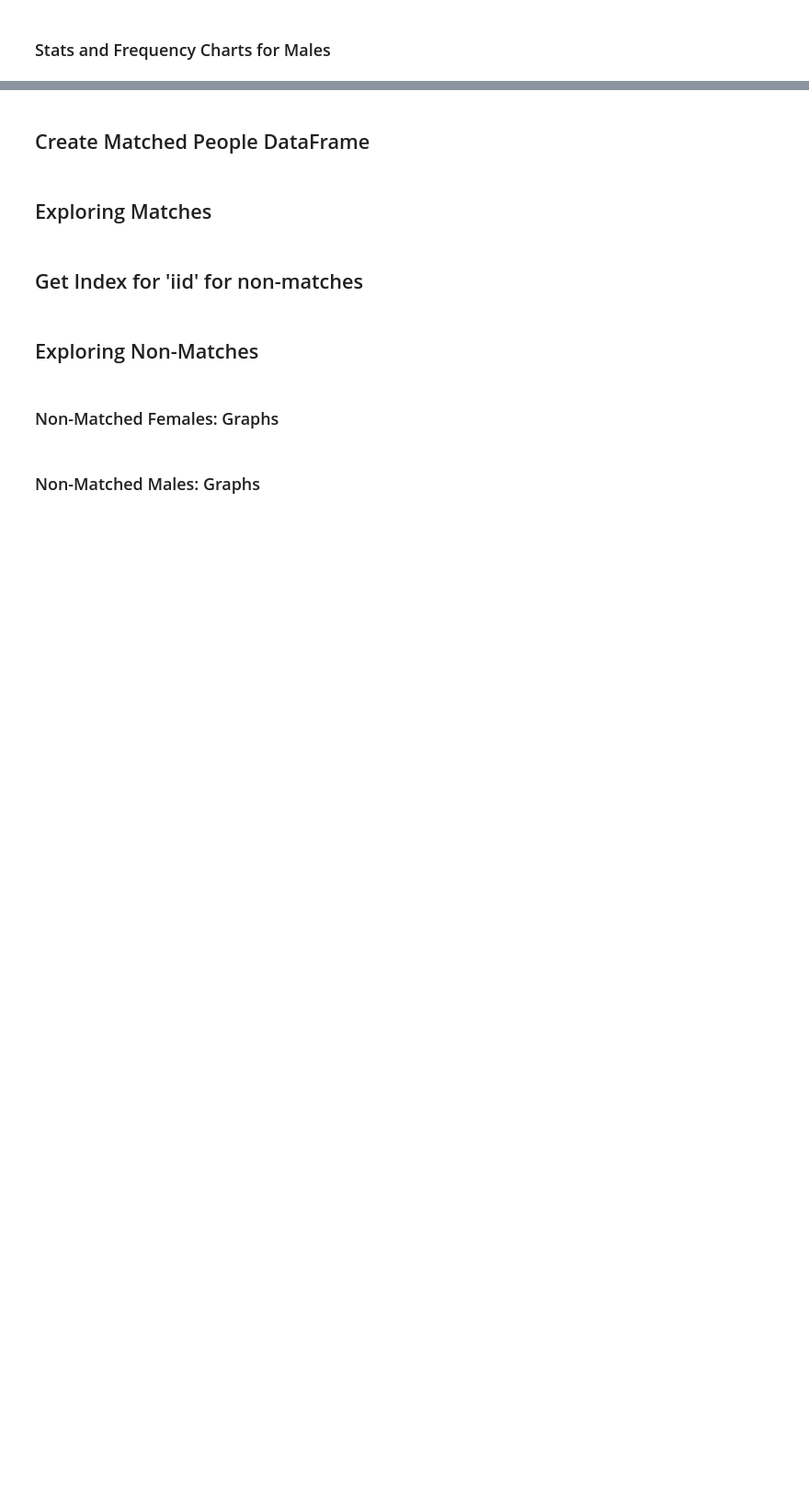
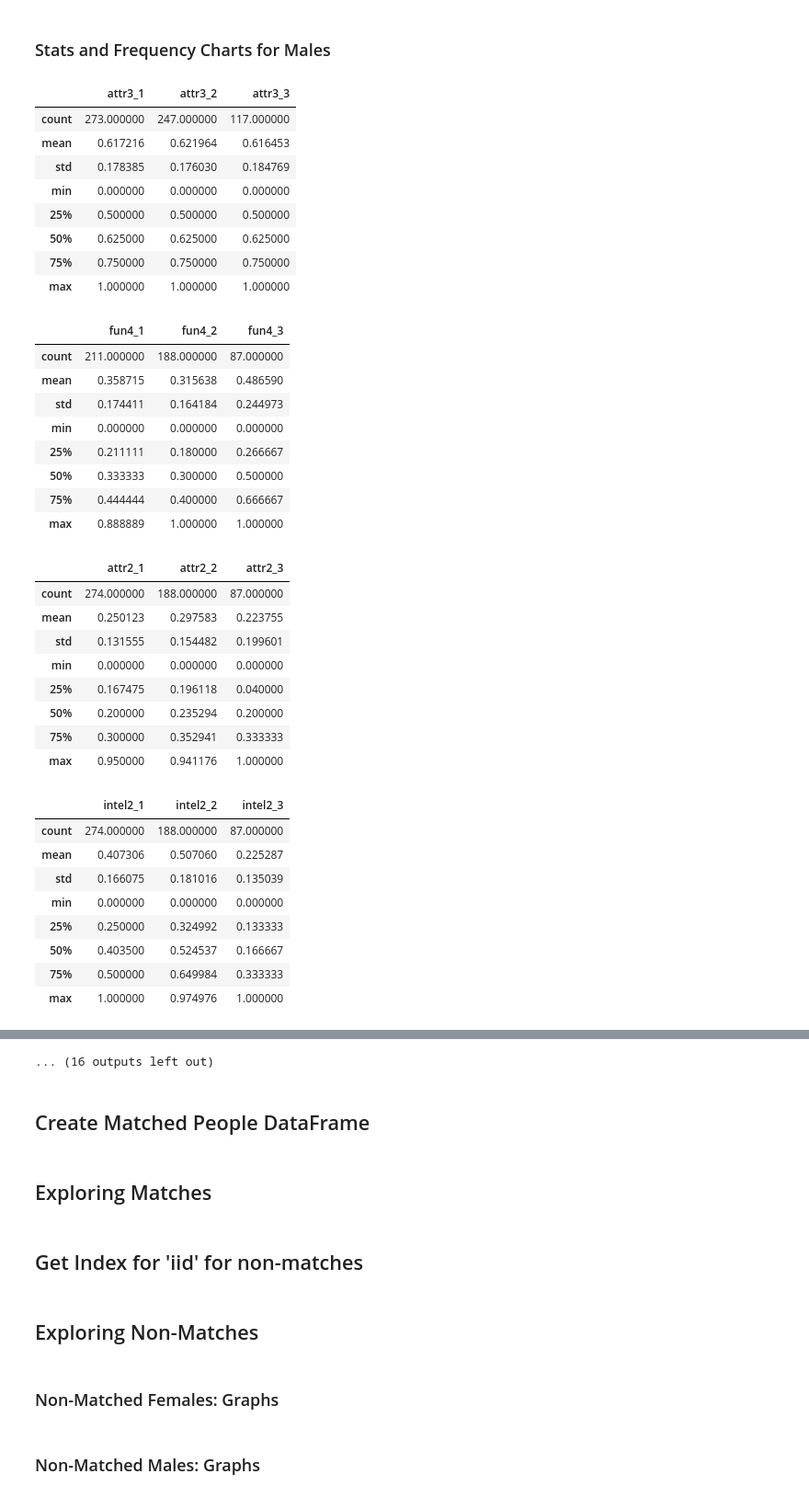
Before and after one commit to fiatveritas/Portfolio, a Jupyter notebook: Udacity_Project_5_Capstone/Love_At_First_Sight.ipynb, the cells around one changed output, grey strips where cells are left out. Shown at 92% size. Saved outputs shown, nothing was run; the diff lists cells and outputs as text; code cells hidden in the pictures; blank space fills up the shorter version.

```diff
--- a/Udacity_Project_5_Capstone/Love_At_First_Sight.ipynb
+++ b/Udacity_Project_5_Capstone/Love_At_First_Sight.ipynb
@@ -59,4 +169,41 @@ for i in fc.clean_up_2:
 # %% [markdown]
 <h3>Stats and Frequency Charts for Males</h3>
 # %%
-#fc.dating_attributes_vs_time.describe(data = unique, gender = 1)
+fc.dating_attributes_vs_time_describe(data = unique, gender = 1)
+# %% [output]
+|  | attr3_1 | attr3_2 | attr3_3 |
+| count | 273.000000 | 247.000000 | 117.000000 |
+| mean | 0.617216 | 0.621964 | 0.616453 |
+| std | 0.178385 | 0.176030 | 0.184769 |
+| min | 0.000000 | 0.000000 | 0.000000 |
+| 25% | 0.500000 | 0.500000 | 0.500000 |
+| 50% | 0.625000 | 0.625000 | 0.625000 |
+| 75% | 0.750000 | 0.750000 | 0.750000 |
+| max | 1.000000 | 1.000000 | 1.000000 |
+|  | fun4_1 | fun4_2 | fun4_3 |
+| count | 211.000000 | 188.000000 | 87.000000 |
+| mean | 0.358715 | 0.315638 | 0.486590 |
+| std | 0.174411 | 0.164184 | 0.244973 |
+| min | 0.000000 | 0.000000 | 0.000000 |
+| 25% | 0.211111 | 0.180000 | 0.266667 |
+| 50% | 0.333333 | 0.300000 | 0.500000 |
+| 75% | 0.444444 | 0.400000 | 0.666667 |
+| max | 0.888889 | 1.000000 | 1.000000 |
+|  | attr2_1 | attr2_2 | attr2_3 |
+| count | 274.000000 | 188.000000 | 87.000000 |
+| mean | 0.250123 | 0.297583 | 0.223755 |
+| std | 0.131555 | 0.154482 | 0.199601 |
+| min | 0.000000 | 0.000000 | 0.000000 |
+| 25% | 0.167475 | 0.196118 | 0.040000 |
+| 50% | 0.200000 | 0.235294 | 0.200000 |
+| 75% | 0.300000 | 0.352941 | 0.333333 |
+| max | 0.950000 | 0.941176 | 1.000000 |
+|  | intel2_1 | intel2_2 | intel2_3 |
+| count | 274.000000 | 188.000000 | 87.000000 |
+| mean | 0.407306 | 0.507060 | 0.225287 |
+| std | 0.166075 | 0.181016 | 0.135039 |
+| min | 0.000000 | 0.000000 | 0.000000 |
+| 25% | 0.250000 | 0.324992 | 0.133333 |
+| 50% | 0.403500 | 0.524537 | 0.166667 |
+| 75% | 0.500000 | 0.649984 | 0.333333 |
+| max | 1.000000 | 0.974976 | 1.000000 |
@@ -63,3 +282,4 @@ for i in fc.clean_up_2:
+... (16 outputs left out)
 # %% [markdown]
 <h2>Create Matched People DataFrame</h2>
 # %%
```
Also changed, not shown: parts of 9 cells of this notebook.
